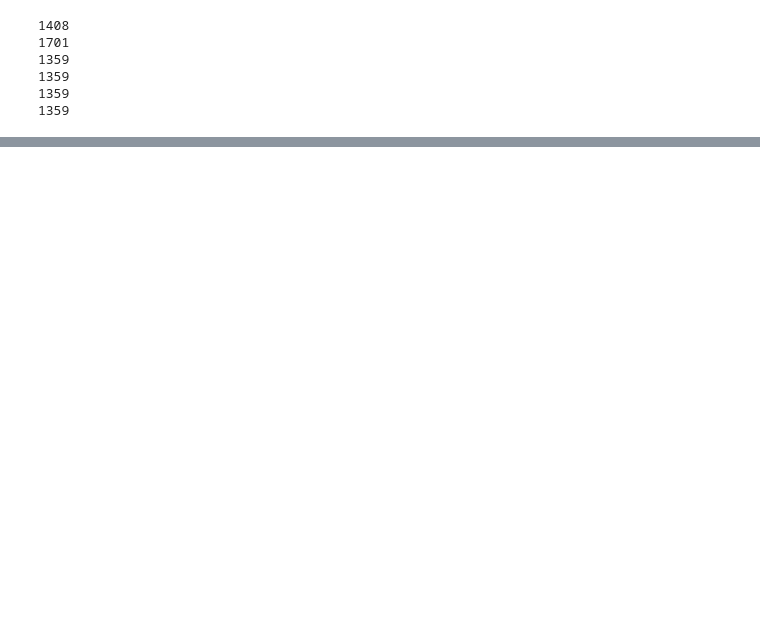
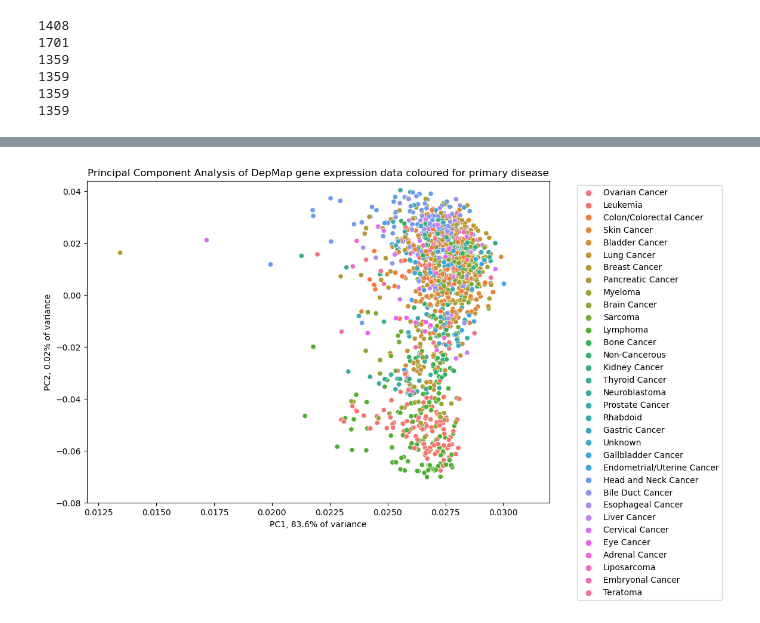
Before and after one commit to alanahmcintosh/Python_workspaces, a Jupyter notebook: Jupyter Notebook/Hotspot_Mutations_PCA copy.ipynb, the cells around one changed output, grey strips where cells are left out. Saved outputs shown, nothing was run; the diff lists cells and outputs as text; code cells hidden in the pictures; blank space fills up the shorter version.

```diff
--- a/Jupyter Notebook/Hotspot_Mutations_PCA copy.ipynb
+++ b/Jupyter Notebook/Hotspot_Mutations_PCA copy.ipynb
@@ -249,0 +290,17 @@ plt.show()
+# %%
+##### Colour the expression data by sample collection site#####
+unique_pd = matched_attributes['primary_disease']
+joinable_exp["primary_disease"] = unique_pd
+
+plt.figure(figsize=(10,7))
+sns.scatterplot(x=pca_joinexp.components_[0,:], y=pca_joinexp.components_[1,:], hue = joinable_exp.primary_disease)
+
+plt.title('Principal Component Analysis of DepMap gene expression data coloured for primary disease')
+plt.xlabel('PC1, 83.6% of variance')
+plt.ylabel('PC2, 0.02% of variance')
+plt.ylim(-0.08, 0.044)
+plt.xlim(0.012, 0.032)
+plt.legend(bbox_to_anchor=(1.05,1), loc='best')
+plt.show()
+# %% [output]
+[figure, added]
```
Also changed, not shown: parts of 10 cells of this notebook, 5 other files.
